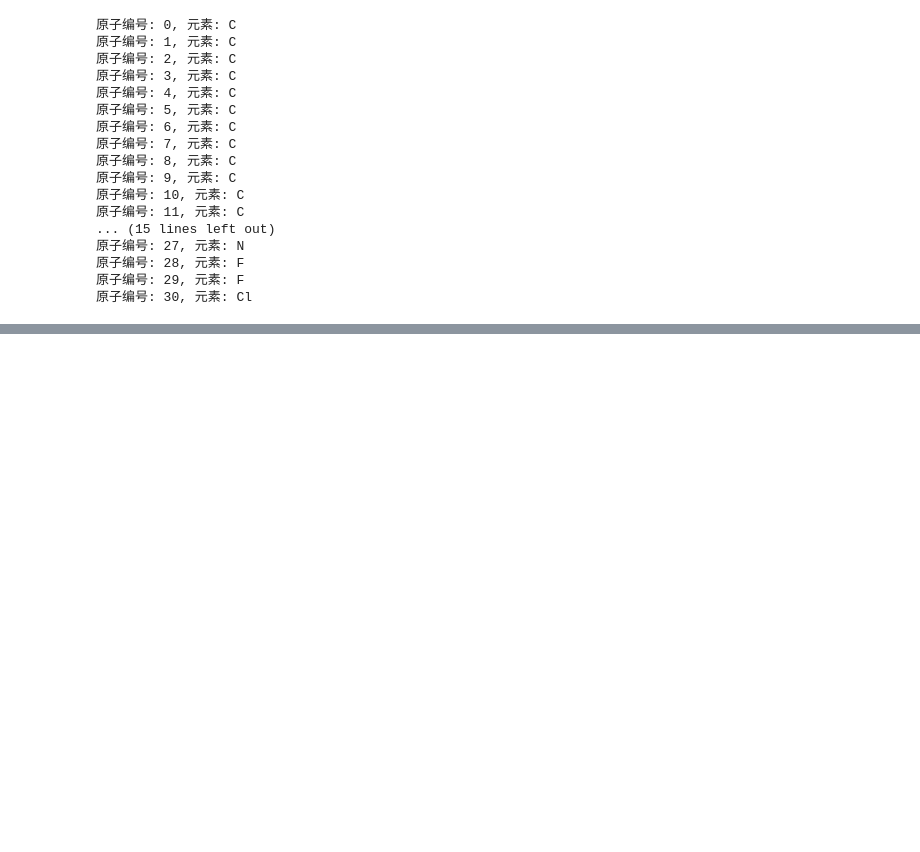
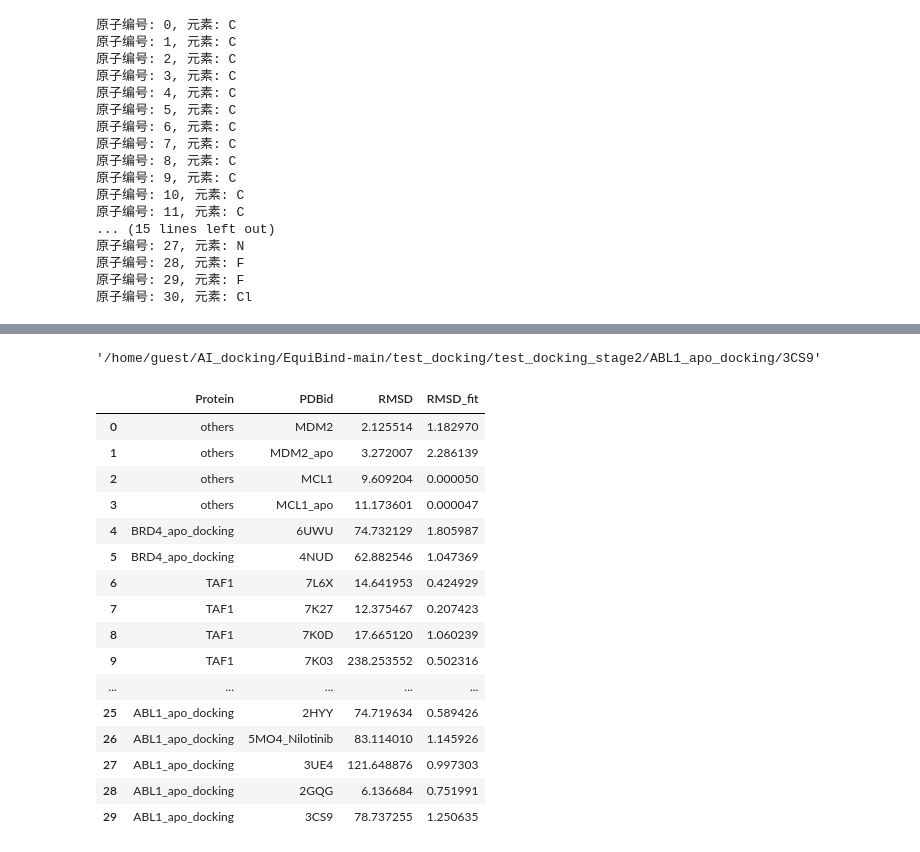
Before and after one commit to Zinc-X/Docking_analysis_tool, a Jupyter notebook: dockinhg_analysis.ipynb, the cells around one changed output, grey strips where cells are left out. Cells and saved outputs as stored; diff of their text form; code cells hidden in the pictures; blank space fills up the shorter version.

Commit message:
docking_analysis.ipynb add docking RMSD calculation function

```diff
--- a/dockinhg_analysis.ipynb
+++ b/dockinhg_analysis.ipynb
@@ -155,0 +342,2 @@ did not match C++ signature:
+# %%
+equibind_file = "/home/guest/AI_docking/EquiBind-main/test_docking/test_docking_stage2"
@@ -155,0 +472,2 @@ did not match C++ signature:
+# %%
+file = "sdsd.sa"
@@ -156 +483,64 @@ did not match C++ signature:
+# %%
+root
+# %% [output]
+'/home/guest/AI_docking/EquiBind-main/test_docking/test_docking_stage2/ABL1_apo_docking/3CS9'
+# %%
+
+### walk ###
+import os
+import pandas as pd
+import fnmatch
+from rmsd_calculator import GetBestRMSD
+
+pattern_dock ="lig*.sdf"
+sdf_dock = []
+sdf_cry = []
+rmsd_list = []
+
+for root,dirs,files in os.walk(equibind_file):
+    # 匹配文件名判断是否生产了对接过后的文件
+    docking_file= 'lig_equibind_corrected.sdf'
+    if docking_file in files:
+        for file in files:
+            if not file.startswith('lig') and file.endswith('sdf'):
+                # 输出文件的完整路径
+                file_path = os.path.join(root, file)
+                sdf_cry.append(file_path)
+            if fnmatch.fnmatch(file, pattern_dock):
+                file_path = os.path.join(root, file)
+                sdf_dock.append(file_path)
+
+from rmsd_calculator import GetBestRMSD
+
+for sdf_file1,sdf_file2 in zip(sdf_cry,sdf_dock):
+    sys_proname1 = sdf_file1.split("/")[-3]
+    sys_pdbid1 = sdf_file1.split("/")[-2]
+    sys_proname2 = sdf_file2.split("/")[-3]
+    sys_pdbid2 = sdf_file2.split("/")[-2]
+    if (sys_proname1 == sys_proname2) and (sys_pdbid1 == sys_pdbid2):
+        # here, rms is Fitted, rmsd is NOT Fit!!!
+        rmsd_fit, rmsd_nofit = GetBestRMSD(sdf_file1,sdf_file2)
+        rmsd_list.append([sys_proname1, sys_pdbid1, rmsd_nofit, rmsd_fit])
+
+rmsd_pd = pd.DataFrame(rmsd_list,columns=["Protein","PDBid","RMSD","RMSD_fit"])
+# %%
+rmsd_pd
+# %% [output]
+|  | Protein | PDBid | RMSD | RMSD_fit |
+| 0 | others | MDM2 | 2.125514 | 1.182970 |
+| 1 | others | MDM2_apo | 3.272007 | 2.286139 |
+| 2 | others | MCL1 | 9.609204 | 0.000050 |
+| 3 | others | MCL1_apo | 11.173601 | 0.000047 |
+| 4 | BRD4_apo_docking | 6UWU | 74.732129 | 1.805987 |
+| 5 | BRD4_apo_docking | 4NUD | 62.882546 | 1.047369 |
+| 6 | TAF1 | 7L6X | 14.641953 | 0.424929 |
+| 7 | TAF1 | 7K27 | 12.375467 | 0.207423 |
+| 8 | TAF1 | 7K0D | 17.665120 | 1.060239 |
+| 9 | TAF1 | 7K03 | 238.253552 | 0.502316 |
+| ... | ... | ... | ... | ... |
+| 25 | ABL1_apo_docking | 2HYY | 74.719634 | 0.589426 |
+| 26 | ABL1_apo_docking | 5MO4_Nilotinib | 83.114010 | 1.145926 |
+| 27 | ABL1_apo_docking | 3UE4 | 121.648876 | 0.997303 |
+| 28 | ABL1_apo_docking | 2GQG | 6.136684 | 0.751991 |
+| 29 | ABL1_apo_docking | 3CS9 | 78.737255 | 1.250635 |
 # %%
```
Also changed, not shown: parts of 29 cells of this notebook.
